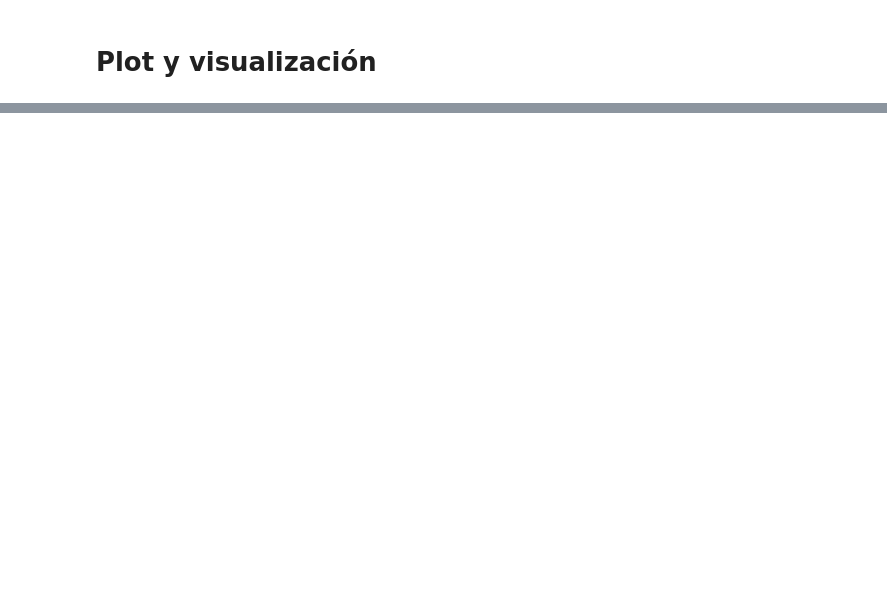
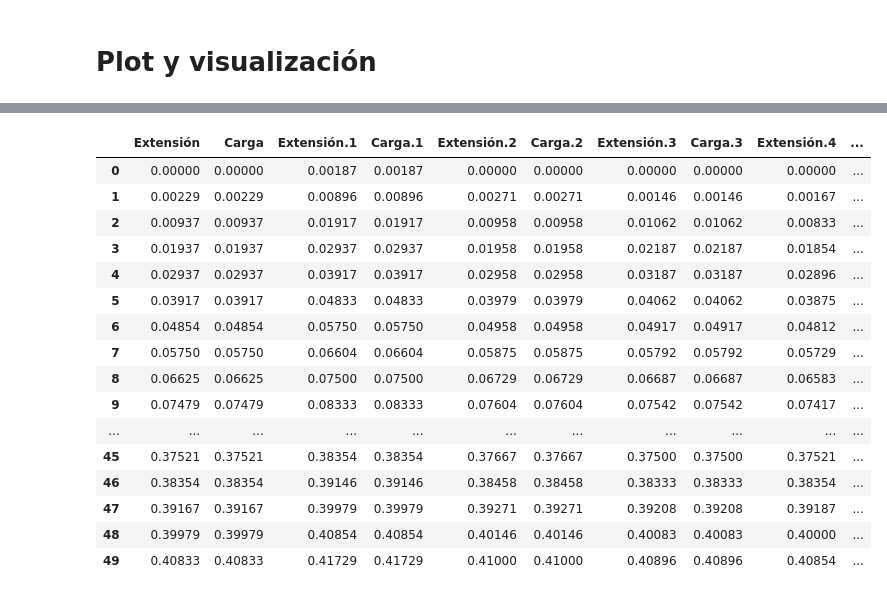
Before and after one commit to zeus2301/Analisis, a Jupyter notebook: Análisis de datos1.ipynb, the cells around one changed output, grey strips where cells are left out. Drawn from its saved outputs; the diff is of its cells as text; code cells hidden in the pictures; blank space fills up the shorter version.

```diff
--- a/Análisis de datos1.ipynb
+++ b/Análisis de datos1.ipynb
@@ -189,0 +208,21 @@ Name: Carga, dtype: float64
+# %%
+subset1 = data3[["Extensión", "Carga", "Extensión.1", "Carga.1", "Extensión.2", "Carga.2", "Extensión.3", "Carga.3", "Extensión.4", "Carga.4", "Extensión.5", "Carga.1", "Extensión.5", "Carga.5"]][:50]
+subset1.head(50)
+# %% [output]
+|  | Extensión | Carga | Extensión.1 | Carga.1 | Extensión.2 | Carga.2 | Extensión.3 | Carga.3 | Extensión.4 | ... |
+| 0 | 0.00000 | 0.00000 | 0.00187 | 0.00187 | 0.00000 | 0.00000 | 0.00000 | 0.00000 | 0.00000 | ... |
+| 1 | 0.00229 | 0.00229 | 0.00896 | 0.00896 | 0.00271 | 0.00271 | 0.00146 | 0.00146 | 0.00167 | ... |
+| 2 | 0.00937 | 0.00937 | 0.01917 | 0.01917 | 0.00958 | 0.00958 | 0.01062 | 0.01062 | 0.00833 | ... |
+| 3 | 0.01937 | 0.01937 | 0.02937 | 0.02937 | 0.01958 | 0.01958 | 0.02187 | 0.02187 | 0.01854 | ... |
+| 4 | 0.02937 | 0.02937 | 0.03917 | 0.03917 | 0.02958 | 0.02958 | 0.03187 | 0.03187 | 0.02896 | ... |
+| 5 | 0.03917 | 0.03917 | 0.04833 | 0.04833 | 0.03979 | 0.03979 | 0.04062 | 0.04062 | 0.03875 | ... |
+| 6 | 0.04854 | 0.04854 | 0.05750 | 0.05750 | 0.04958 | 0.04958 | 0.04917 | 0.04917 | 0.04812 | ... |
+| 7 | 0.05750 | 0.05750 | 0.06604 | 0.06604 | 0.05875 | 0.05875 | 0.05792 | 0.05792 | 0.05729 | ... |
+| 8 | 0.06625 | 0.06625 | 0.07500 | 0.07500 | 0.06729 | 0.06729 | 0.06687 | 0.06687 | 0.06583 | ... |
+| 9 | 0.07479 | 0.07479 | 0.08333 | 0.08333 | 0.07604 | 0.07604 | 0.07542 | 0.07542 | 0.07417 | ... |
+| ... | ... | ... | ... | ... | ... | ... | ... | ... | ... | ... |
+| 45 | 0.37521 | 0.37521 | 0.38354 | 0.38354 | 0.37667 | 0.37667 | 0.37500 | 0.37500 | 0.37521 | ... |
+| 46 | 0.38354 | 0.38354 | 0.39146 | 0.39146 | 0.38458 | 0.38458 | 0.38333 | 0.38333 | 0.38354 | ... |
+| 47 | 0.39167 | 0.39167 | 0.39979 | 0.39979 | 0.39271 | 0.39271 | 0.39208 | 0.39208 | 0.39187 | ... |
+| 48 | 0.39979 | 0.39979 | 0.40854 | 0.40854 | 0.40146 | 0.40146 | 0.40083 | 0.40083 | 0.40000 | ... |
+| 49 | 0.40833 | 0.40833 | 0.41729 | 0.41729 | 0.41000 | 0.41000 | 0.40896 | 0.40896 | 0.40854 | ... |
```
Also changed, not shown: parts of 16 cells of this notebook.
